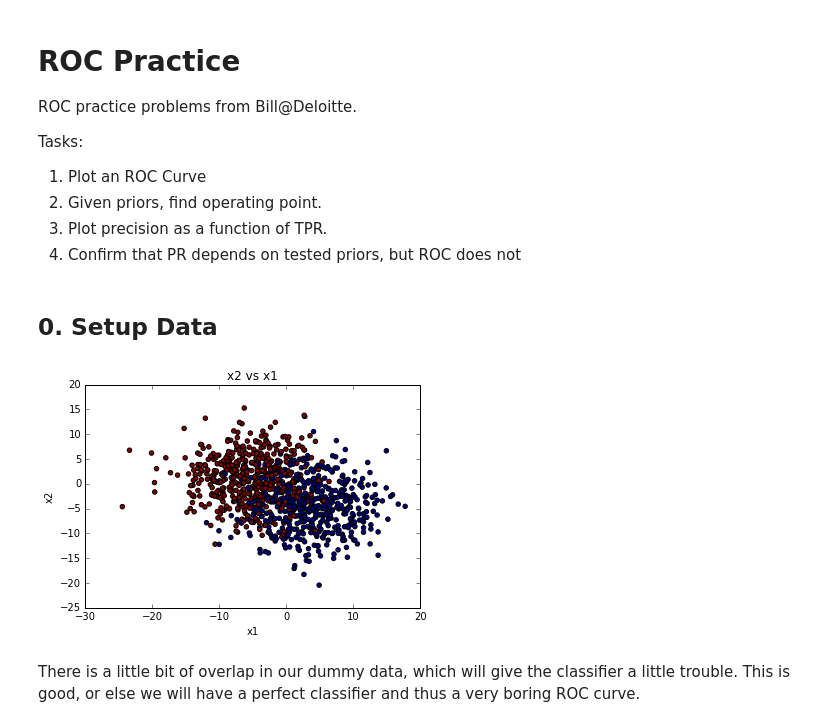
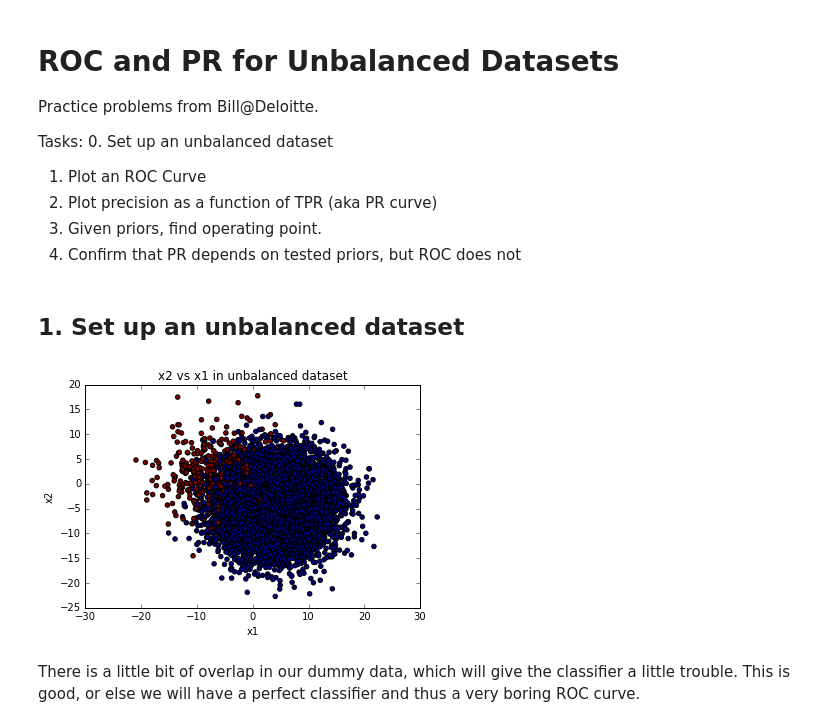
Before and after one commit to jakechen/learning, a Jupyter notebook: exercises/roc_practice.ipynb, the cells around one changed output. Drawn from its saved outputs; the diff is of its cells as text; code cells hidden in the pictures.

Commit message:
- reorganized sections - created method to generate unbalanced dataset

```diff
--- a/exercises/roc_practice.ipynb
+++ b/exercises/roc_practice.ipynb
@@ -3,34 +3,50 @@ import numpy as np
 import matplotlib.pyplot as plt
 %matplotlib inline
 # %% [markdown]
-# ROC Practice
+# ROC and PR for Unbalanced Datasets
 
-ROC practice problems from Bill@Deloitte.
+Practice problems from Bill@Deloitte.
 
 Tasks:
+0. Set up an unbalanced dataset
 1. Plot an ROC Curve
-2. Given priors, find operating point.
-3. Plot precision as a function of TPR.
+2. Plot precision as a function of TPR (aka PR curve)
+3. Given priors, find operating point.
 4. Confirm that PR depends on tested priors, but ROC does not
-# %% [markdown]
-## 0. Setup Data
-# %%
-# create the dataset
-from sklearn.datasets import make_blobs
-X, y = make_blobs(n_samples=1000, cluster_std=5, centers=2, random_state=123)
+# %% [markdown]
+## 1. Set up an unbalanced dataset
+# %%
+# method to create the unbalanced dataset
+def make_unbalanced_blobs(pos_prob):
+    from sklearn.datasets import make_blobs
+
+    X, y = make_blobs(n_samples=20000, cluster_std=5, centers=2, random_state=123)
+
+    temp = []
+    for i in range(len(X)):
+        if y[i]==0 and np.random.uniform()>pos_prob:
+            temp.append([X[i][0], X[i][1], y[i]])
+        elif y[i]==1 and np.random.uniform()<=pos_prob:
+            temp.append([X[i][0], X[i][1], y[i]])
+
+    X = np.array([[t[0], t[1]] for t in temp])
+    y = np.array([t[2] for t in temp])
+    return X, y
 # %%
-# view the dataset
+# generate an unbalanced dataset
+X, y = make_unbalanced_blobs(0.05)
 
+# view a sample dataset
 x1 = [i[0] for i in X]
 x2 = [i[1] for i in X]
 
 plt.scatter(x1, x2, c=y)
-plt.title("x2 vs x1")
+plt.title("x2 vs x1 in unbalanced dataset")
 plt.xlabel('x1')
 plt.ylabel('x2')
 plt.show()
 # %% [output]
-[figure, old version]
+[figure, new version]
 # %% [markdown]
 There is a little bit of overlap in our dummy data, which will give the classifier a little trouble. This is good, or else we will have a perfect classifier and thus a very boring ROC curve.
 # %% [markdown]
```
Also changed, not shown: parts of 13 cells of this notebook.
